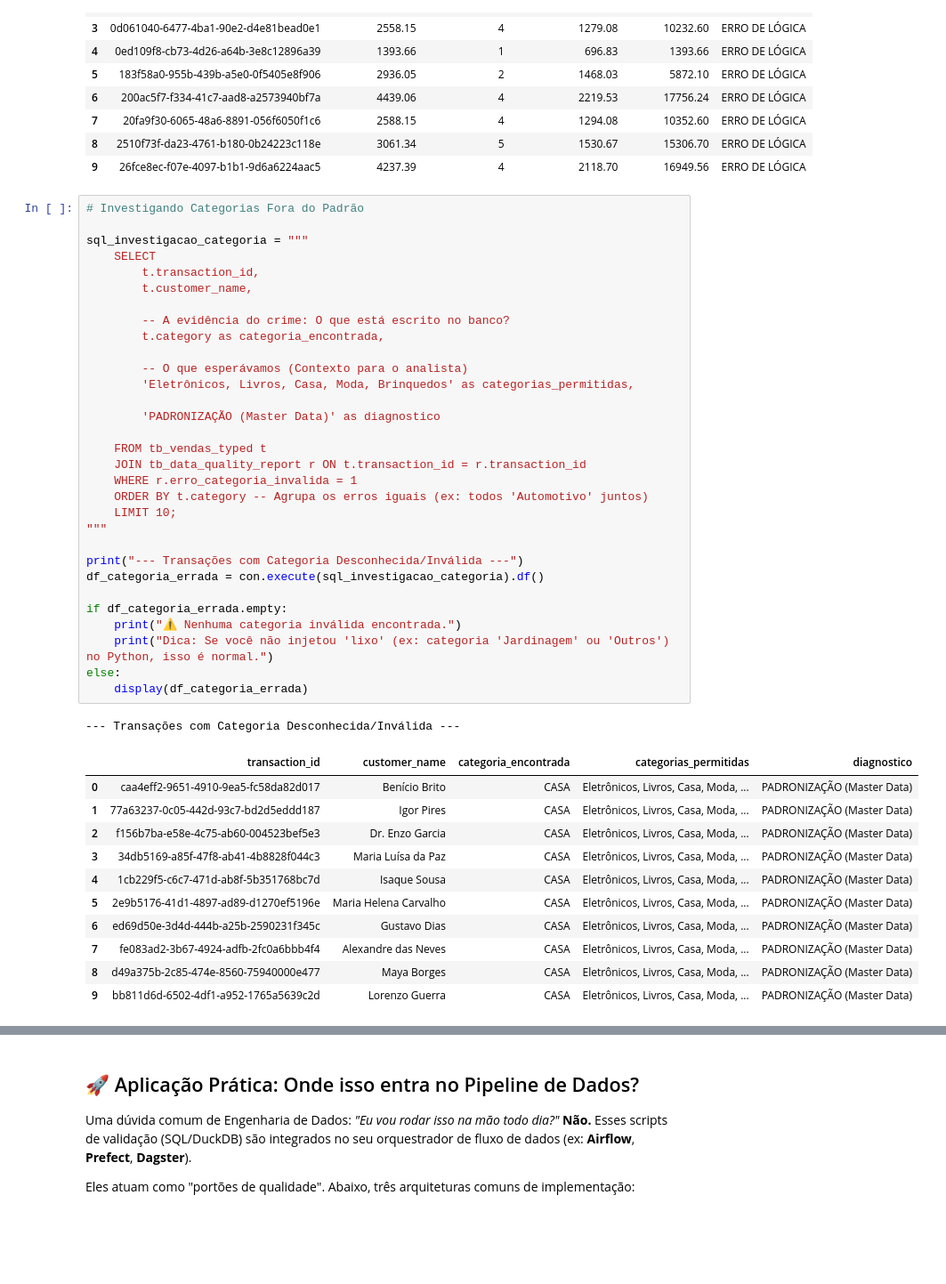
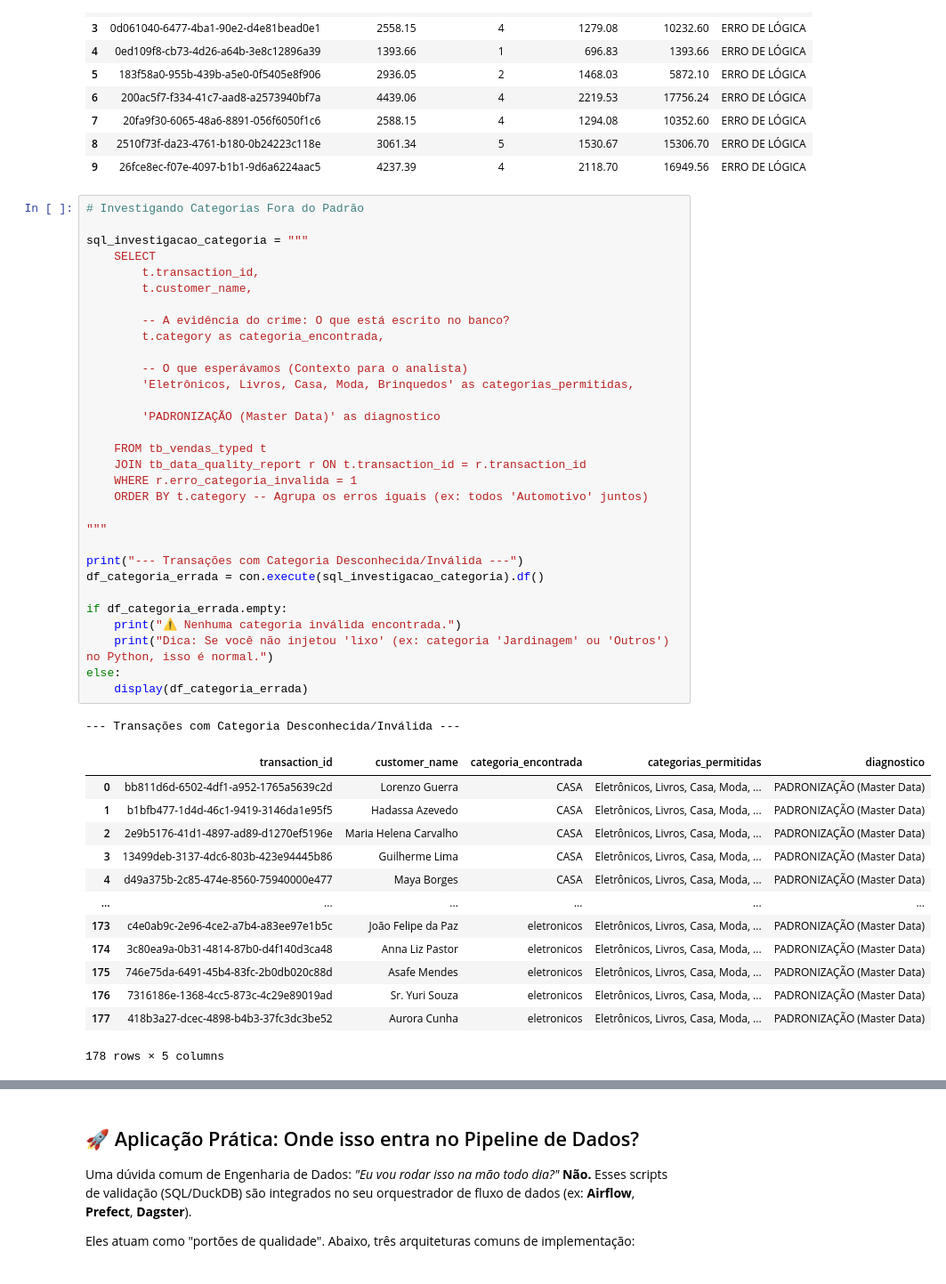
Before and after one commit to GeovanyADCancio/aulas_empregadados, a Jupyter notebook: 2026/fevereiro/data_quality/validation_automated.ipynb, the cells around one changed output, grey strips where cells are left out. Shown at 89% size. Drawn from its saved outputs; the diff is of its cells as text; blank space fills up the shorter version.

Commit message:
aula data quality.

```diff
--- a/2026/fevereiro/data_quality/validation_automated.ipynb
+++ b/2026/fevereiro/data_quality/validation_automated.ipynb
@@ -224,41 +224,43 @@ display(df_investigacao)
 sql_investigacao_categoria = """
     SELECT
         t.transaction_id,
         t.customer_name,
 
         -- A evidência do crime: O que está escrito no banco?
         t.category as categoria_encontrada,
 
         -- O que esperávamos (Contexto para o analista)
         'Eletrônicos, Livros, Casa, Moda, Brinquedos' as categorias_permitidas,
 
         'PADRONIZAÇÃO (Master Data)' as diagnostico
 
     FROM tb_vendas_typed t
     JOIN tb_data_quality_report r ON t.transaction_id = r.transaction_id
     WHERE r.erro_categoria_invalida = 1
     ORDER BY t.category -- Agrupa os erros iguais (ex: todos 'Automotivo' juntos)
-    LIMIT 10;
+
 """
 
 print("--- Transações com Categoria Desconhecida/Inválida ---")
 df_categoria_errada = con.execute(sql_investigacao_categoria).df()
 
 if df_categoria_errada.empty:
     print("⚠️ Nenhuma categoria inválida encontrada.")
     print("Dica: Se você não injetou 'lixo' (ex: categoria 'Jardinagem' ou 'Outros') no Python, isso é normal.")
 else:
     display(df_categoria_errada)
 # %% [output]
 --- Transações com Categoria Desconhecida/Inválida ---
 |  | transaction_id | customer_name | categoria_encontrada | categorias_permitidas | diagnostico |
-| 0 | caa4eff2-9651-4910-9ea5-fc58da82d017 | Benício Brito | CASA | Eletrônicos, Livros, Casa, Moda, ... | PADRONIZAÇÃO (Master Data) |
-| 1 | 77a63237-0c05-442d-93c7-bd2d5eddd187 | Igor Pires | CASA | Eletrônicos, Livros, Casa, Moda, ... | PADRONIZAÇÃO (Master Data) |
-| 2 | f156b7ba-e58e-4c75-ab60-004523bef5e3 | Dr. Enzo Garcia | CASA | Eletrônicos, Livros, Casa, Moda, ... | PADRONIZAÇÃO (Master Data) |
-| 3 | 34db5169-a85f-47f8-ab41-4b8828f044c3 | Maria Luísa da Paz | CASA | Eletrônicos, Livros, Casa, Moda, ... | PADRONIZAÇÃO (Master Data) |
-| 4 | 1cb229f5-c6c7-471d-ab8f-5b351768bc7d | Isaque Sousa | CASA | Eletrônicos, Livros, Casa, Moda, ... | PADRONIZAÇÃO (Master Data) |
-| 5 | 2e9b5176-41d1-4897-ad89-d1270ef5196e | Maria Helena Carvalho | CASA | Eletrônicos, Livros, Casa, Moda, ... | PADRONIZAÇÃO (Master Data) |
-| 6 | ed69d50e-3d4d-444b-a25b-2590231f345c | Gustavo Dias | CASA | Eletrônicos, Livros, Casa, Moda, ... | PADRONIZAÇÃO (Master Data) |
-| 7 | fe083ad2-3b67-4924-adfb-2fc0a6bbb4f4 | Alexandre das Neves | CASA | Eletrônicos, Livros, Casa, Moda, ... | PADRONIZAÇÃO (Master Data) |
-| 8 | d49a375b-2c85-474e-8560-75940000e477 | Maya Borges | CASA | Eletrônicos, Livros, Casa, Moda, ... | PADRONIZAÇÃO (Master Data) |
-| 9 | bb811d6d-6502-4df1-a952-1765a5639c2d | Lorenzo Guerra | CASA | Eletrônicos, Livros, Casa, Moda, ... | PADRONIZAÇÃO (Master Data) |
+| 0 | bb811d6d-6502-4df1-a952-1765a5639c2d | Lorenzo Guerra | CASA | Eletrônicos, Livros, Casa, Moda, ... | PADRONIZAÇÃO (Master Data) |
+| 1 | b1bfb477-1d4d-46c1-9419-3146da1e95f5 | Hadassa Azevedo | CASA | Eletrônicos, Livros, Casa, Moda, ... | PADRONIZAÇÃO (Master Data) |
+| 2 | 2e9b5176-41d1-4897-ad89-d1270ef5196e | Maria Helena Carvalho | CASA | Eletrônicos, Livros, Casa, Moda, ... | PADRONIZAÇÃO (Master Data) |
+| 3 | 13499deb-3137-4dc6-803b-423e94445b86 | Guilherme Lima | CASA | Eletrônicos, Livros, Casa, Moda, ... | PADRONIZAÇÃO (Master Data) |
+| 4 | d49a375b-2c85-474e-8560-75940000e477 | Maya Borges | CASA | Eletrônicos, Livros, Casa, Moda, ... | PADRONIZAÇÃO (Master Data) |
+| ... | ... | ... | ... | ... | ... |
+| 173 | c4e0ab9c-2e96-4ce2-a7b4-a83ee97e1b5c | João Felipe da Paz | eletronicos | Eletrônicos, Livros, Casa, Moda, ... | PADRONIZAÇÃO (Master Data) |
+| 174 | 3c80ea9a-0b31-4814-87b0-d4f140d3ca48 | Anna Liz Pastor | eletronicos | Eletrônicos, Livros, Casa, Moda, ... | PADRONIZAÇÃO (Master Data) |
+| 175 | 746e75da-6491-45b4-83fc-2b0db020c88d | Asafe Mendes | eletronicos | Eletrônicos, Livros, Casa, Moda, ... | PADRONIZAÇÃO (Master Data) |
+| 176 | 7316186e-1368-4cc5-873c-4c29e89019ad | Sr. Yuri Souza | eletronicos | Eletrônicos, Livros, Casa, Moda, ... | PADRONIZAÇÃO (Master Data) |
+| 177 | 418b3a27-dcec-4898-b4b3-37fc3dc3be52 | Aurora Cunha | eletronicos | Eletrônicos, Livros, Casa, Moda, ... | PADRONIZAÇÃO (Master Data) |
+178 rows × 5 columns
```
Also changed, not shown: parts of 2 cells of this notebook, 1 other file.
